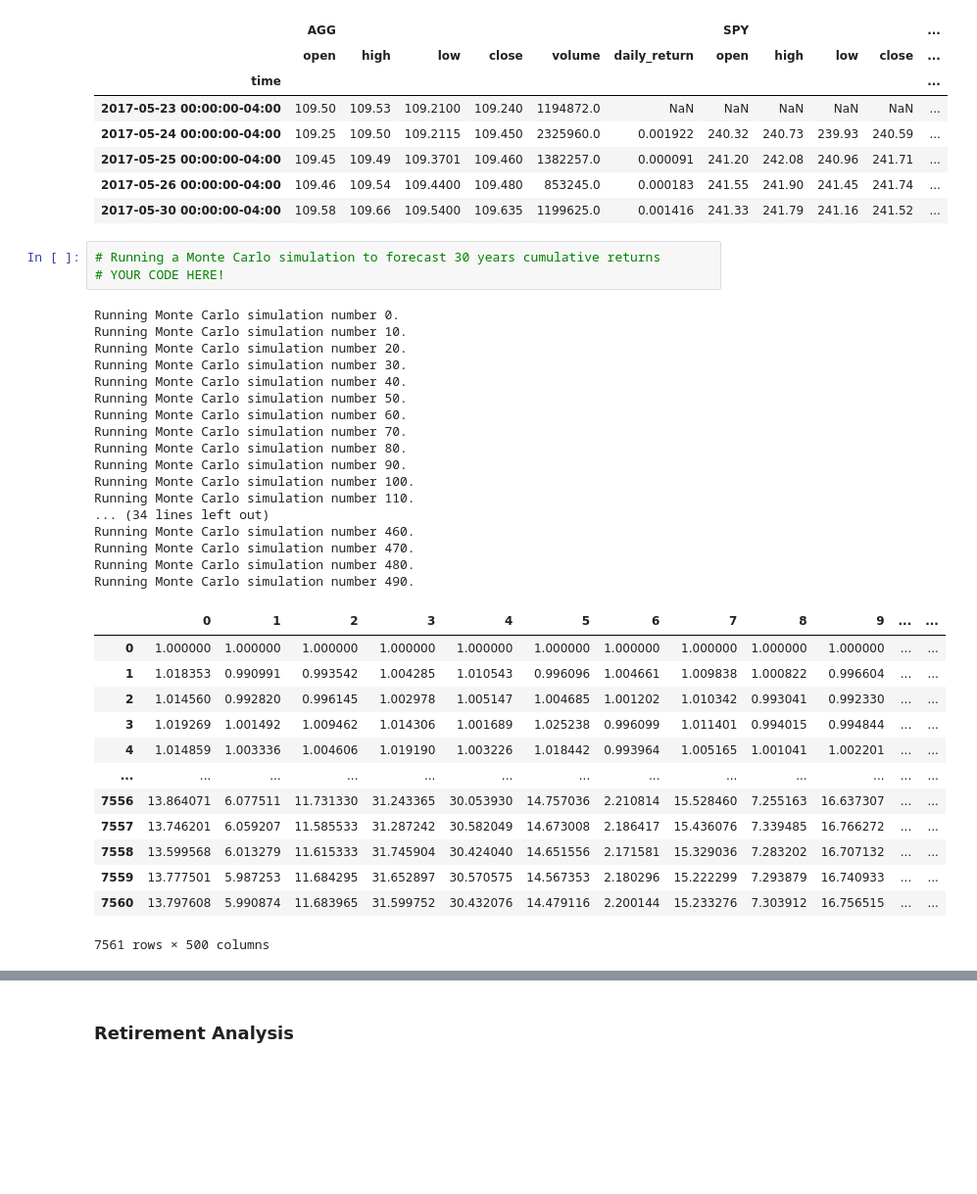
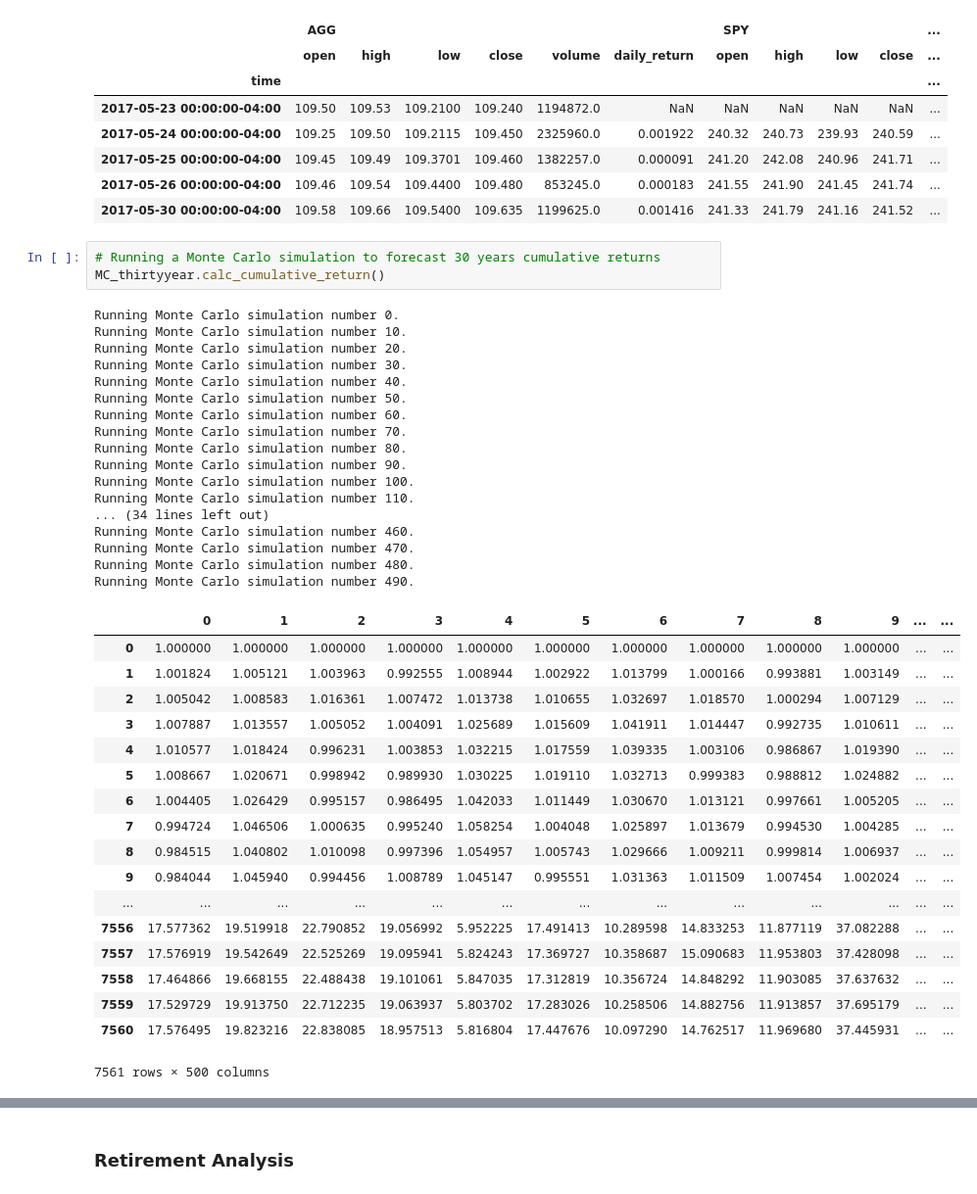
Before and after one commit to bredakyl94/API_finance_calculations, a Jupyter notebook: financial-planner.ipynb, the cells around one changed output, grey strips where cells are left out. Shown at 98% size. Drawn from its saved outputs; the diff is of its cells as text; blank space fills up the shorter version.

```diff
--- a/financial-planner.ipynb
+++ b/financial-planner.ipynb
@@ -212,37 +213,42 @@ MC_thirtyyear.portfolio_data.head()
 | 2017-05-30 00:00:00-04:00 | 109.58 | 109.66 | 109.5400 | 109.635 | 1199625.0 | 0.001416 | 241.33 | 241.79 | 241.16 | 241.52 | ... |
 # %%
 # Running a Monte Carlo simulation to forecast 30 years cumulative returns
-# YOUR CODE HERE!
+MC_thirtyyear.calc_cumulative_return()
 # %% [output]
 Running Monte Carlo simulation number 0.
 Running Monte Carlo simulation number 10.
 Running Monte Carlo simulation number 20.
 Running Monte Carlo simulation number 30.
 Running Monte Carlo simulation number 40.
 Running Monte Carlo simulation number 50.
 Running Monte Carlo simulation number 60.
 Running Monte Carlo simulation number 70.
 Running Monte Carlo simulation number 80.
 Running Monte Carlo simulation number 90.
 Running Monte Carlo simulation number 100.
 Running Monte Carlo simulation number 110.
 ... (34 lines left out)
 Running Monte Carlo simulation number 460.
 Running Monte Carlo simulation number 470.
 Running Monte Carlo simulation number 480.
 Running Monte Carlo simulation number 490.
 |  | 0 | 1 | 2 | 3 | 4 | 5 | 6 | 7 | 8 | 9 | ... | ... |
 | 0 | 1.000000 | 1.000000 | 1.000000 | 1.000000 | 1.000000 | 1.000000 | 1.000000 | 1.000000 | 1.000000 | 1.000000 | ... | ... |
-| 1 | 1.018353 | 0.990991 | 0.993542 | 1.004285 | 1.010543 | 0.996096 | 1.004661 | 1.009838 | 1.000822 | 0.996604 | ... | ... |
-| 2 | 1.014560 | 0.992820 | 0.996145 | 1.002978 | 1.005147 | 1.004685 | 1.001202 | 1.010342 | 0.993041 | 0.992330 | ... | ... |
-| 3 | 1.019269 | 1.001492 | 1.009462 | 1.014306 | 1.001689 | 1.025238 | 0.996099 | 1.011401 | 0.994015 | 0.994844 | ... | ... |
-| 4 | 1.014859 | 1.003336 | 1.004606 | 1.019190 | 1.003226 | 1.018442 | 0.993964 | 1.005165 | 1.001041 | 1.002201 | ... | ... |
+| 1 | 1.001824 | 1.005121 | 1.003963 | 0.992555 | 1.008944 | 1.002922 | 1.013799 | 1.000166 | 0.993881 | 1.003149 | ... | ... |
+| 2 | 1.005042 | 1.008583 | 1.016361 | 1.007472 | 1.013738 | 1.010655 | 1.032697 | 1.018570 | 1.000294 | 1.007129 | ... | ... |
+| 3 | 1.007887 | 1.013557 | 1.005052 | 1.004091 | 1.025689 | 1.015609 | 1.041911 | 1.014447 | 0.992735 | 1.010611 | ... | ... |
+| 4 | 1.010577 | 1.018424 | 0.996231 | 1.003853 | 1.032215 | 1.017559 | 1.039335 | 1.003106 | 0.986867 | 1.019390 | ... | ... |
+| 5 | 1.008667 | 1.020671 | 0.998942 | 0.989930 | 1.030225 | 1.019110 | 1.032713 | 0.999383 | 0.988812 | 1.024882 | ... | ... |
+| 6 | 1.004405 | 1.026429 | 0.995157 | 0.986495 | 1.042033 | 1.011449 | 1.030670 | 1.013121 | 0.997661 | 1.005205 | ... | ... |
+| 7 | 0.994724 | 1.046506 | 1.000635 | 0.995240 | 1.058254 | 1.004048 | 1.025897 | 1.013679 | 0.994530 | 1.004285 | ... | ... |
+| 8 | 0.984515 | 1.040802 | 1.010098 | 0.997396 | 1.054957 | 1.005743 | 1.029666 | 1.009211 | 0.999814 | 1.006937 | ... | ... |
+| 9 | 0.984044 | 1.045940 | 0.994456 | 1.008789 | 1.045147 | 0.995551 | 1.031363 | 1.011509 | 1.007454 | 1.002024 | ... | ... |
 | ... | ... | ... | ... | ... | ... | ... | ... | ... | ... | ... | ... | ... |
-| 7556 | 13.864071 | 6.077511 | 11.731330 | 31.243365 | 30.053930 | 14.757036 | 2.210814 | 15.528460 | 7.255163 | 16.637307 | ... | ... |
-| 7557 | 13.746201 | 6.059207 | 11.585533 | 31.287242 | 30.582049 | 14.673008 | 2.186417 | 15.436076 | 7.339485 | 16.766272 | ... | ... |
-| 7558 | 13.599568 | 6.013279 | 11.615333 | 31.745904 | 30.424040 | 14.651556 | 2.171581 | 15.329036 | 7.283202 | 16.707132 | ... | ... |
-| 7559 | 13.777501 | 5.987253 | 11.684295 | 31.652897 | 30.570575 | 14.567353 | 2.180296 | 15.222299 | 7.293879 | 16.740933 | ... | ... |
-| 7560 | 13.797608 | 5.990874 | 11.683965 | 31.599752 | 30.432076 | 14.479116 | 2.200144 | 15.233276 | 7.303912 | 16.756515 | ... | ... |
+| 7556 | 17.577362 | 19.519918 | 22.790852 | 19.056992 | 5.952225 | 17.491413 | 10.289598 | 14.833253 | 11.877119 | 37.082288 | ... | ... |
+| 7557 | 17.576919 | 19.542649 | 22.525269 | 19.095941 | 5.824243 | 17.369727 | 10.358687 | 15.090683 | 11.953803 | 37.428098 | ... | ... |
+| 7558 | 17.464866 | 19.668155 | 22.488438 | 19.101061 | 5.847035 | 17.312819 | 10.356724 | 14.848292 | 11.903085 | 37.637632 | ... | ... |
+| 7559 | 17.529729 | 19.913750 | 22.712235 | 19.063937 | 5.803702 | 17.283026 | 10.258506 | 14.882756 | 11.913857 | 37.695179 | ... | ... |
+| 7560 | 17.576495 | 19.823216 | 22.838085 | 18.957513 | 5.816804 | 17.447676 | 10.097290 | 14.762517 | 11.969680 | 37.445931 | ... | ... |
 7561 rows × 500 columns
 # %%
 # Plot simulation outcomes
```
Also changed, not shown: parts of 5 cells of this notebook.
